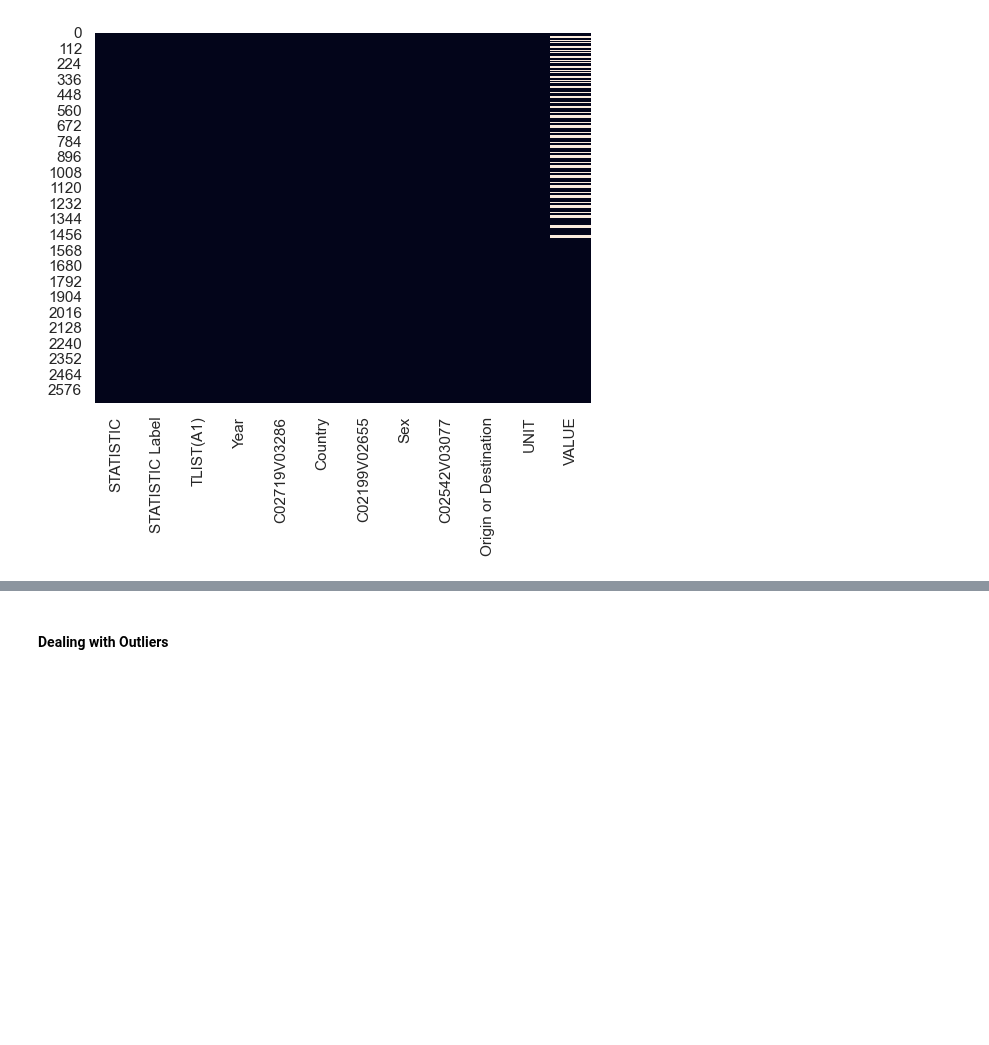
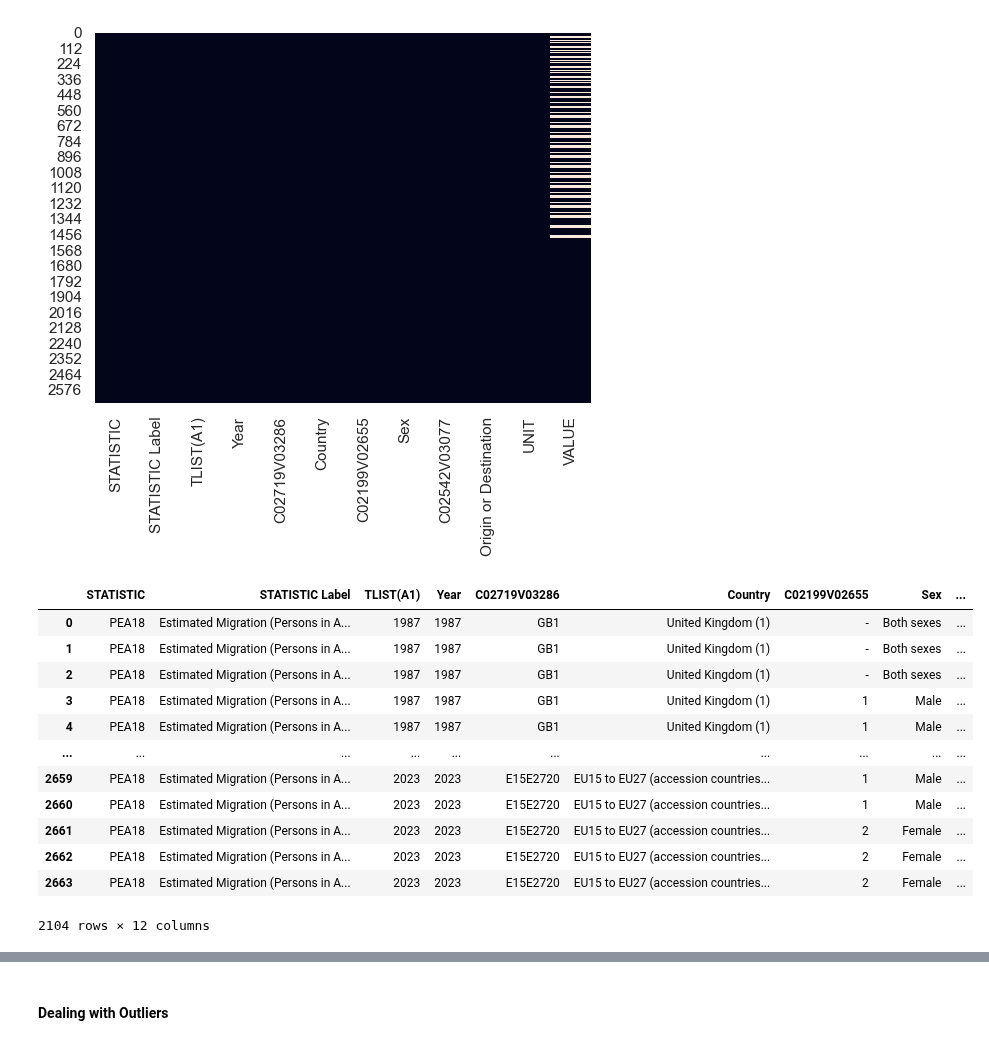
Before and after one commit to Ivkoto/DataAnalyticsMachineLearning, a Jupyter notebook: Data_Preparation/CA1_Data_Prep_V6.ipynb, the cells around one changed output, grey strips where cells are left out. Saved outputs shown, nothing was run; the diff lists cells and outputs as text; code cells hidden in the pictures; blank space fills up the shorter version.

```diff
--- a/Data_Preparation/CA1_Data_Prep_V6.ipynb
+++ b/Data_Preparation/CA1_Data_Prep_V6.ipynb
@@ -276,3 +276,20 @@ sns.heatmap(migration_df.isnull(), cbar=False)
 # %% [output]
 <Axes: >
 [figure]
+# %%
+migration_df = migration_df.dropna()
+migration_df
+# %% [output]
+|  | STATISTIC | STATISTIC Label | TLIST(A1) | Year | C02719V03286 | Country | C02199V02655 | Sex | ... |
+| 0 | PEA18 | Estimated Migration (Persons in A... | 1987 | 1987 | GB1 | United Kingdom (1) | - | Both sexes | ... |
+| 1 | PEA18 | Estimated Migration (Persons in A... | 1987 | 1987 | GB1 | United Kingdom (1) | - | Both sexes | ... |
+| 2 | PEA18 | Estimated Migration (Persons in A... | 1987 | 1987 | GB1 | United Kingdom (1) | - | Both sexes | ... |
+| 3 | PEA18 | Estimated Migration (Persons in A... | 1987 | 1987 | GB1 | United Kingdom (1) | 1 | Male | ... |
+| 4 | PEA18 | Estimated Migration (Persons in A... | 1987 | 1987 | GB1 | United Kingdom (1) | 1 | Male | ... |
+| ... | ... | ... | ... | ... | ... | ... | ... | ... | ... |
+| 2659 | PEA18 | Estimated Migration (Persons in A... | 2023 | 2023 | E15E2720 | EU15 to EU27 (accession countries... | 1 | Male | ... |
+| 2660 | PEA18 | Estimated Migration (Persons in A... | 2023 | 2023 | E15E2720 | EU15 to EU27 (accession countries... | 1 | Male | ... |
+| 2661 | PEA18 | Estimated Migration (Persons in A... | 2023 | 2023 | E15E2720 | EU15 to EU27 (accession countries... | 2 | Female | ... |
+| 2662 | PEA18 | Estimated Migration (Persons in A... | 2023 | 2023 | E15E2720 | EU15 to EU27 (accession countries... | 2 | Female | ... |
+| 2663 | PEA18 | Estimated Migration (Persons in A... | 2023 | 2023 | E15E2720 | EU15 to EU27 (accession countries... | 2 | Female | ... |
+2104 rows × 12 columns
```
Also changed, not shown: parts of 21 cells of this notebook, 1 other file.
